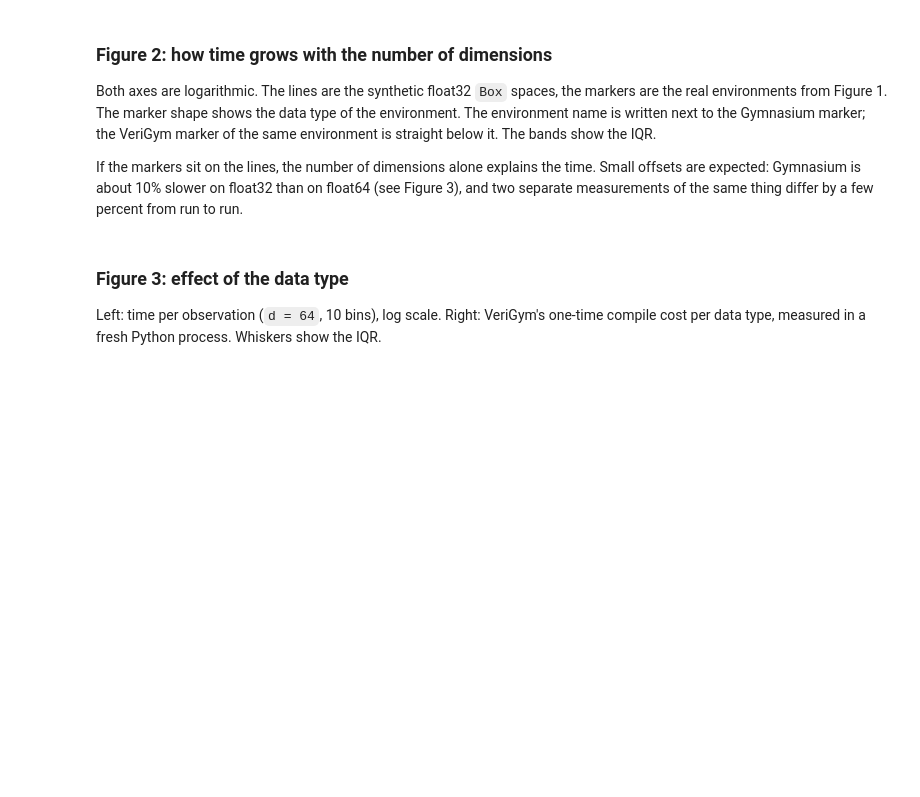
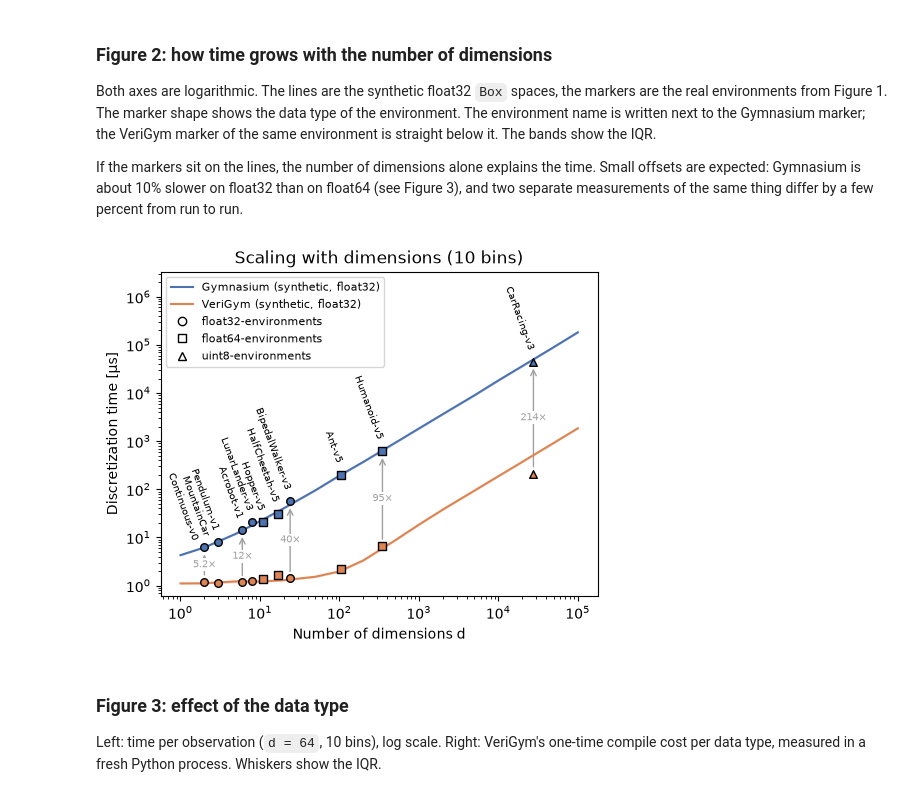
Before and after one commit to ai-fm/VeriGym, a Jupyter notebook: examples/tech_eval_files/discretization_overhead/gymnasium-verigym-benchmark-figures.ipynb, the cells around one changed output. Cells and saved outputs as stored; diff of their text form; code cells hidden in the pictures; blank space fills up the shorter version.

```diff
--- a/examples/tech_eval_files/discretization_overhead/gymnasium-verigym-benchmark-figures.ipynb
+++ b/examples/tech_eval_files/discretization_overhead/gymnasium-verigym-benchmark-figures.ipynb
@@ -525,35 +526,38 @@ for r in lib_rows("gymnasium"):
     ax_d.annotate(env_name, (r["d"], r["median_us"]), xytext=xytext,
                   textcoords="offset points", fontsize=7, rotation=LABEL_ROTATION,
                   rotation_mode="anchor", ha="right", va="top")
 
 # Arrows from Gymnasium down to VeriGym with the speedup in the middle.
 SPEEDUP_ENVS = ["MountainCarContinuous-v0", "Acrobot-v1", "BipedalWalker-v3",
                 "Humanoid-v5", "CarRacing-v3"]
 by_env = {(r["env"], r["lib"]): r for r in env_rows}
 for env_id in SPEEDUP_ENVS:
     if (env_id, "gymnasium") not in by_env:
         continue
     g, v = by_env[(env_id, "gymnasium")], by_env[(env_id, "verigym")]
     d, top, bottom = g["d"], g["median_us"], v["median_us"]
     ax_d.annotate("", xy=(d, bottom), xytext=(d, top), zorder=1,
-                  arrowprops={"arrowstyle": "->", "color": LIGHT_GREY, "lw": 1,
+                  arrowprops={"arrowstyle": "<-", "color": LIGHT_GREY, "lw": 1,
                               "shrinkA": 5, "shrinkB": 5})
     speedup = top / bottom
     # Middle on a log axis = geometric mean. The white box hides the arrow
     # line behind the text.
     ax_d.text(d, np.sqrt(top * bottom), f"{speedup:.0f}×" if speedup >= 10 else f"{speedup:.1f}×",
               ha="center", va="center", fontsize=7, color=LIGHT_GREY, zorder=2,
               bbox={"boxstyle": "square,pad=0.15", "facecolor": "white", "edgecolor": "none"})
 
 # One legend entry per data type that occurs, shown as an empty marker.
 for dtype in dict.fromkeys(r["dtype"] for r in env_rows):
     handles.append(Line2D([], [], ls="", marker=MARKERS[dtype], markerfacecolor="white",
                           markeredgecolor="black", label=f"{dtype}-environments"))
 ax_d.set(xscale="log", yscale="log", xlabel="Number of dimensions d",
-         ylabel="Discretization time / observation [µs]", title=f"Scaling with dimensions ({BINS} bins)")
+         ylabel="Discretization time [µs]", title=f"Scaling with dimensions ({BINS} bins)")
 ax_d.set_ylim(top=ax_d.get_ylim()[1] * 10)  # room for the names on top
 ax_d.legend(handles=handles, fontsize=8)
+fig.savefig("discretization_times.pdf", bbox_inches='tight')
 plt.show()
+# %% [output]
+[figure, added]
 # %% [markdown]
 ### Figure 3: effect of the data type
 
```
Also changed, not shown: parts of 7 cells of this notebook, 3 other files.
